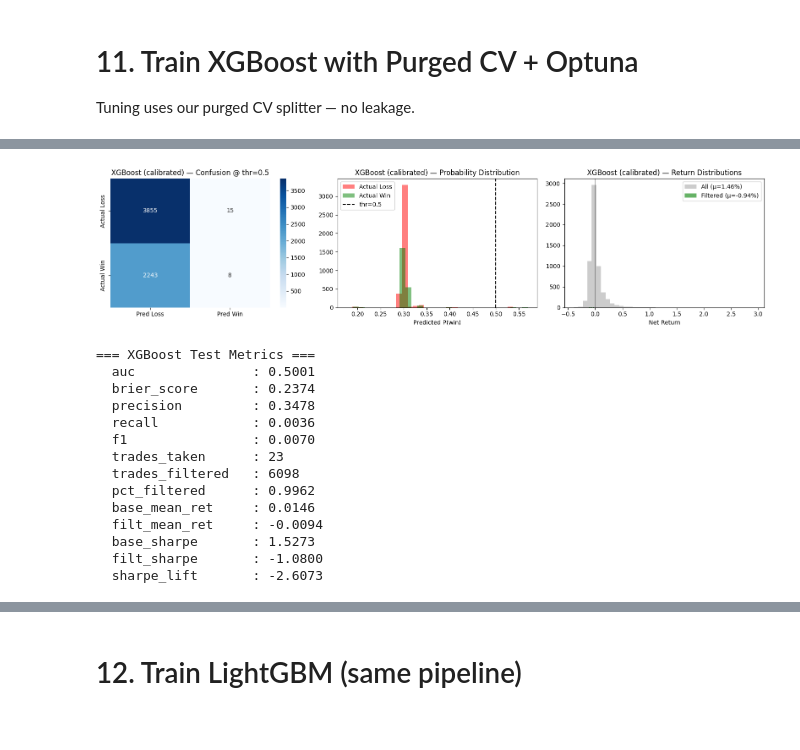
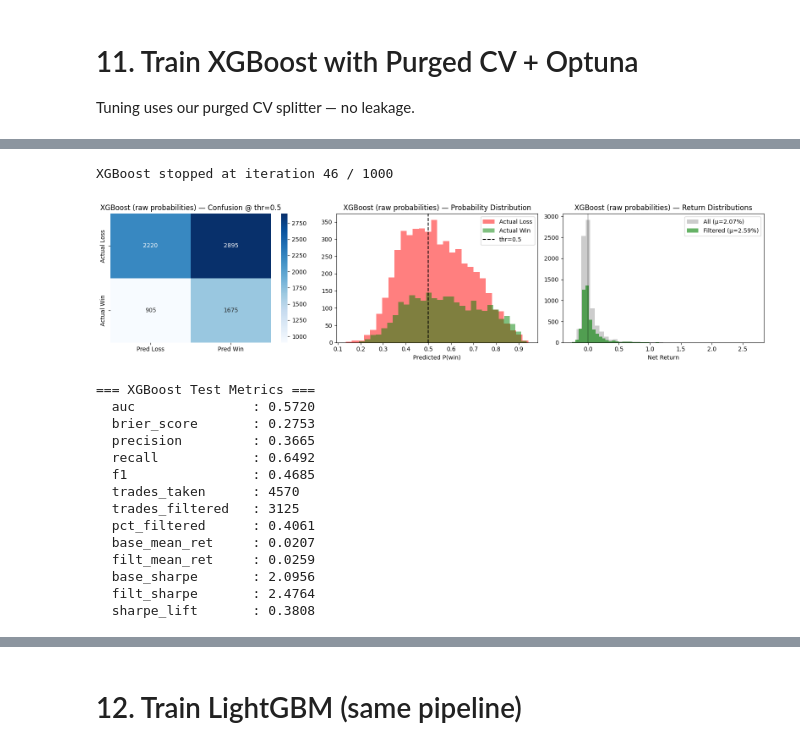
Before and after one commit to phuchuynh0909/all-in-one-portfolio, a Jupyter notebook: notebooks/train_models_001.ipynb, the cells around one changed output, grey strips where cells are left out. Cells and saved outputs as stored; diff of their text form; code cells hidden in the pictures.

Commit message:
Update pipeline training

```diff
--- a/notebooks/train_models_001.ipynb
+++ b/notebooks/train_models_001.ipynb
@@ -398,55 +571,57 @@ Best CV AUC: 0.5135
 # %%
-# === Train final XGBoost + Calibrate ===
-# Chronological 80/20 split within training data:
-#   X_es / y_es  → early-stopping training set
-#   X_cal / y_cal → calibration set (model never trained on this)
+# === Train final XGBoost ===
 _es_cut = int(len(X_train_scaled) * 0.80)
 X_es,  y_es  = X_train_scaled.iloc[:_es_cut], y_train.iloc[:_es_cut]
 X_cal, y_cal = X_train_scaled.iloc[_es_cut:], y_train.iloc[_es_cut:]
 w_es = train_weights[:_es_cut]
 
 final_xgb = XGBClassifier(
     **study_xgb.best_params,
     objective='binary:logistic',
     eval_metric='auc',
     n_estimators=1000,
     early_stopping_rounds=ES_ROUNDS,
     scale_pos_weight=scale_pos_weight,
     random_state=42,
     verbosity=0,
 )
 final_xgb.fit(
     X_es, y_es,
     sample_weight=w_es,
     eval_set=[(X_cal, y_cal)],
     verbose=False,
 )
 print(f"XGBoost stopped at iteration {final_xgb.best_iteration} / 1000")
 
-# cv='prefit': calibrate on held-out X_cal (model already fitted, no refitting)
-calibrated_xgb = CalibratedClassifierCV(final_xgb, method='isotonic', cv='prefit')
-calibrated_xgb.fit(X_cal, y_cal)
+# Use raw probabilities (no calibration)
+# XGBoost with scale_pos_weight outputs probabilities from a reweighted distribution.
+# Re-calibrate to the true class prior using Bayes' theorem (Platt-style).
+_raw_xgb = final_xgb.predict_proba(X_test_scaled)[:, 1]
+_prior_pos = y_train.mean()  # true class frequency (~0.354)
+_spw = scale_pos_weight  # n_neg / n_pos
+# Undo the scale_pos_weight shift: p_true = p_raw / (p_raw + (1 - p_raw) / _spw)
+y_proba_xgb = _raw_xgb / (_raw_xgb + (1.0 - _raw_xgb) / _spw)
 
-y_proba_xgb = calibrated_xgb.predict_proba(X_test_scaled)[:, 1]
-metrics_xgb = plot_evaluation('XGBoost (ES + calibrated)', y_test, y_proba_xgb, returns_test, threshold=0.50)
+metrics_xgb = plot_evaluation('XGBoost (raw probabilities)', y_test, y_proba_xgb, returns_test, threshold=0.50)
 print("\n=== XGBoost Test Metrics ===")
 for k, v in metrics_xgb.items():
     print(f"  {k:18s}: {v:.4f}" if isinstance(v, float) else f"  {k:18s}: {v}")
 # %% [output]
+XGBoost stopped at iteration 46 / 1000
-[figure, old version]
+[figure, new version]
-=== XGBoost Test Metrics ===
-  auc               : 0.5001
-  brier_score       : 0.2374
-  precision         : 0.3478
-  recall            : 0.0036
-  f1                : 0.0070
-  trades_taken      : 23
-  trades_filtered   : 6098
-  pct_filtered      : 0.9962
-  base_mean_ret     : 0.0146
-  filt_mean_ret     : -0.0094
-  base_sharpe       : 1.5273
-  filt_sharpe       : -1.0800
-  sharpe_lift       : -2.6073
+=== XGBoost Test Metrics ===
+  auc               : 0.5720
+  brier_score       : 0.2753
+  precision         : 0.3665
+  recall            : 0.6492
+  f1                : 0.4685
+  trades_taken      : 4570
+  trades_filtered   : 3125
+  pct_filtered      : 0.4061
+  base_mean_ret     : 0.0207
+  filt_mean_ret     : 0.0259
+  base_sharpe       : 2.0956
+  filt_sharpe       : 2.4764
+  sharpe_lift       : 0.3808
 # %%
 # === Feature importance (from underlying XGBoost) ===
```
Also changed, not shown: parts of 25 cells of this notebook, 38 other files.
